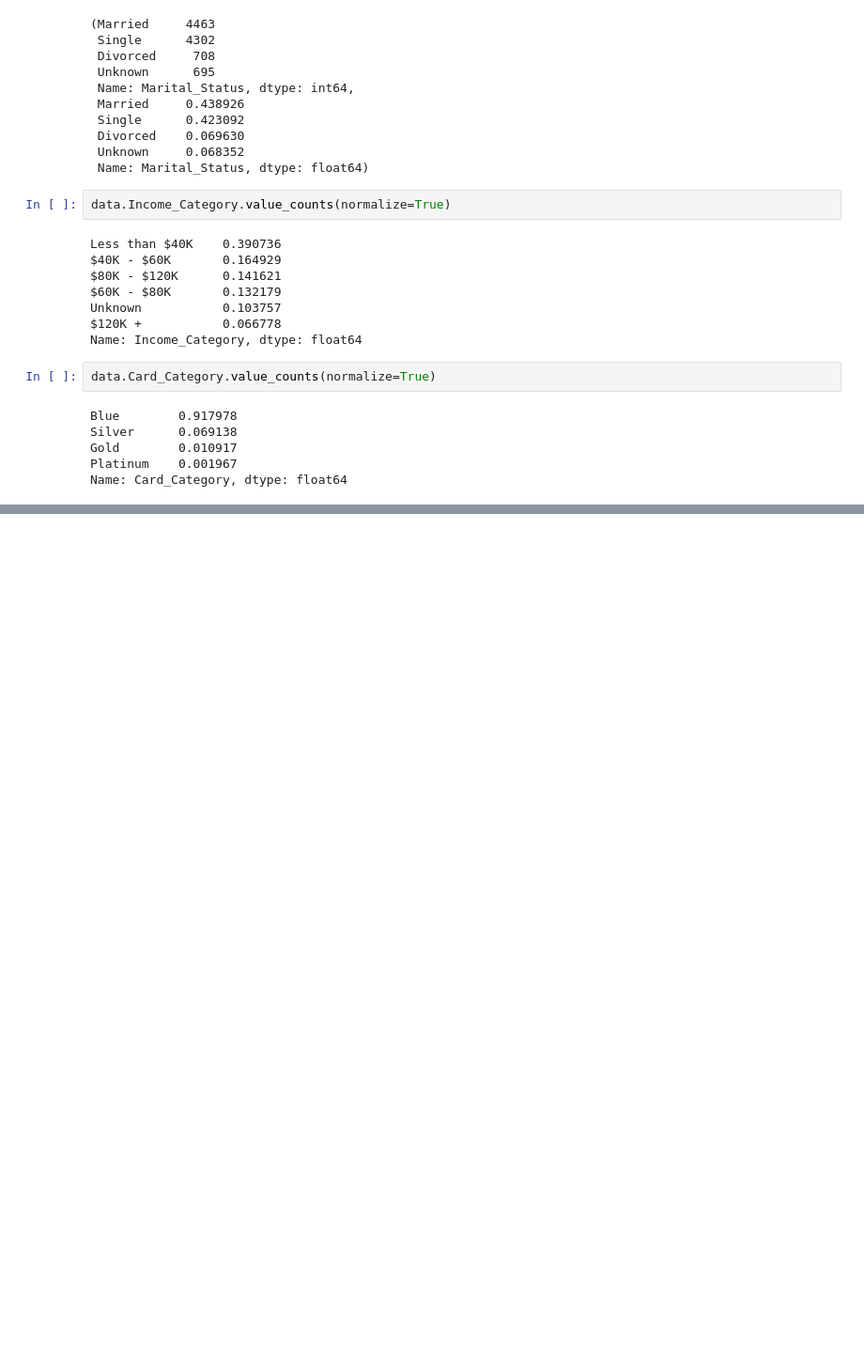
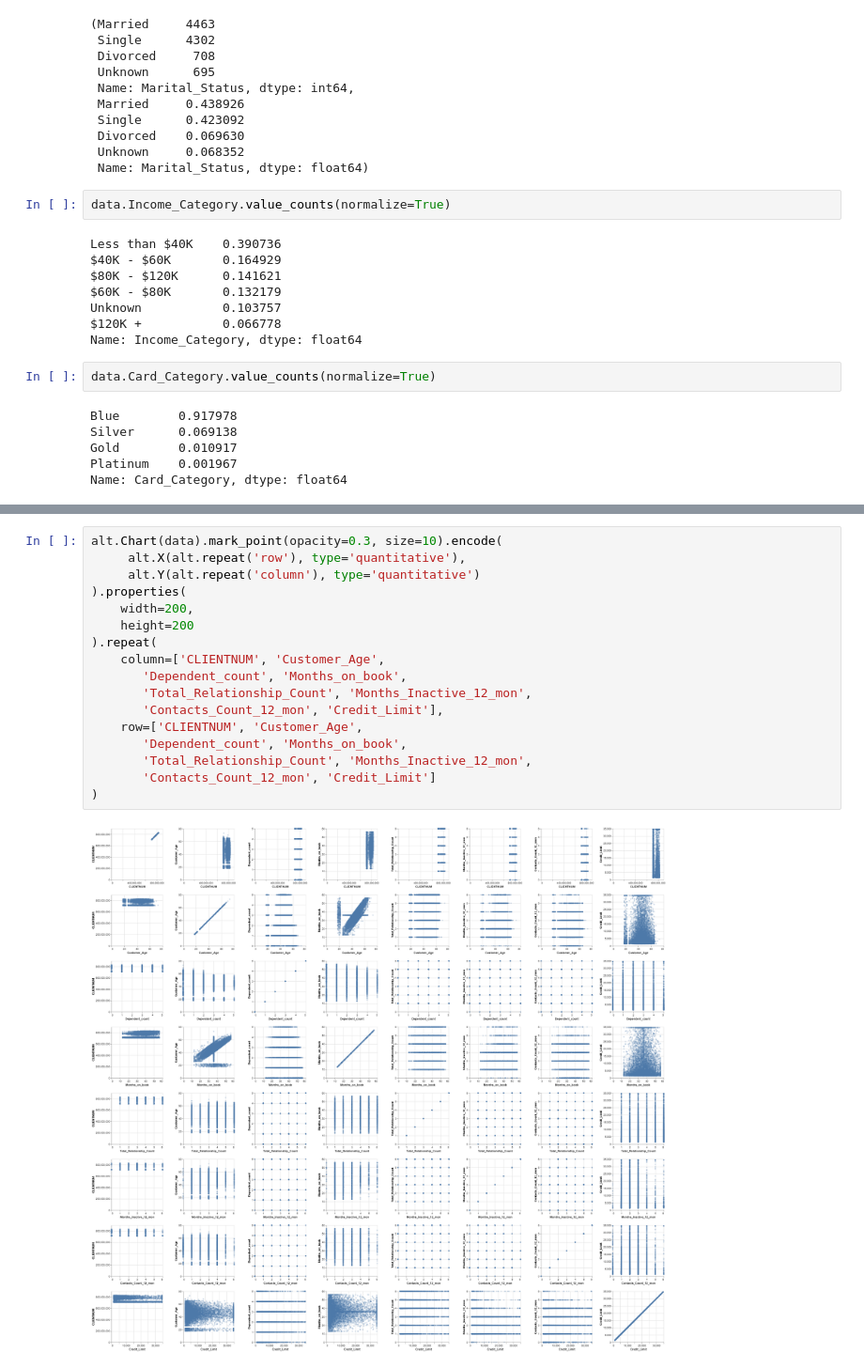
Before and after one commit to Jayathilaga/BOLT_UBC_Team_26, a Jupyter notebook: EDA.ipynb, the cells around one changed output, grey strips where cells are left out. Shown at 94% size. Saved outputs shown, nothing was run; the diff lists cells and outputs as text; blank space fills up the shorter version.

```diff
--- a/EDA.ipynb
+++ b/EDA.ipynb
@@ -88,0 +137,19 @@ Name: Card_Category, dtype: float64
+# %%
+alt.Chart(data).mark_point(opacity=0.3, size=10).encode(
+     alt.X(alt.repeat('row'), type='quantitative'),
+     alt.Y(alt.repeat('column'), type='quantitative')
+).properties(
+    width=200,
+    height=200
+).repeat(
+    column=['CLIENTNUM', 'Customer_Age',
+       'Dependent_count', 'Months_on_book',
+       'Total_Relationship_Count', 'Months_Inactive_12_mon',
+       'Contacts_Count_12_mon', 'Credit_Limit'],
+    row=['CLIENTNUM', 'Customer_Age',
+       'Dependent_count', 'Months_on_book',
+       'Total_Relationship_Count', 'Months_Inactive_12_mon',
+       'Contacts_Count_12_mon', 'Credit_Limit']
+)
+# %% [output]
+[figure, added]
```
Also changed, not shown: parts of 13 cells of this notebook.
